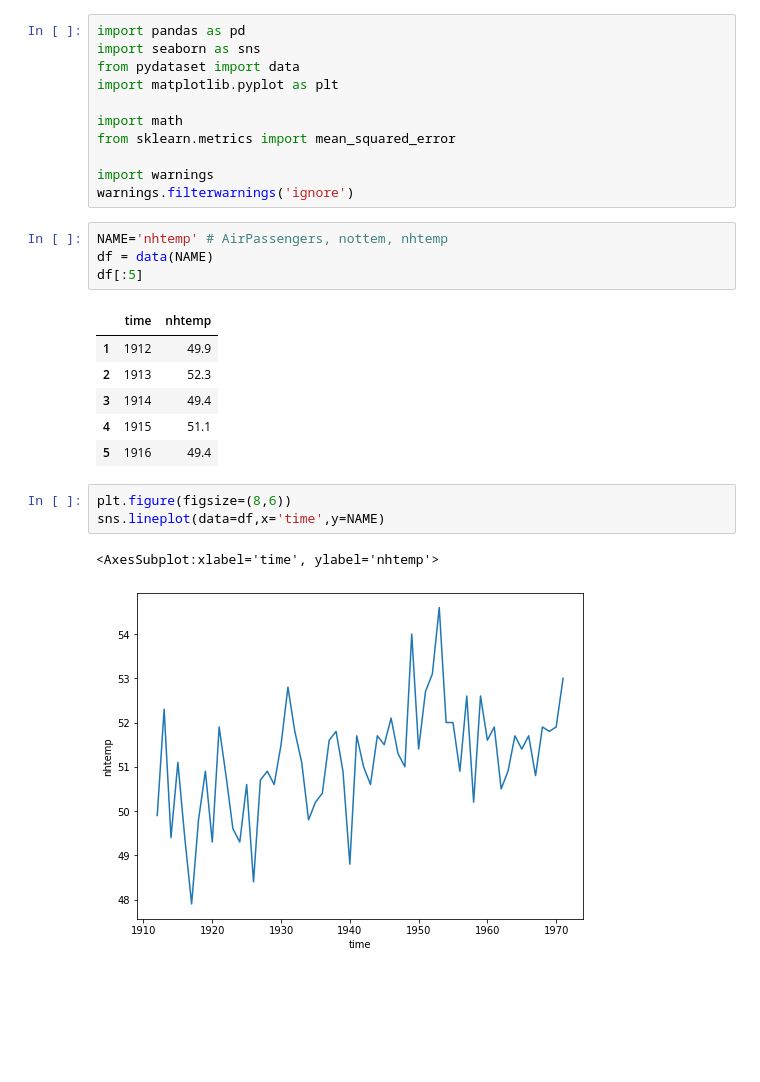
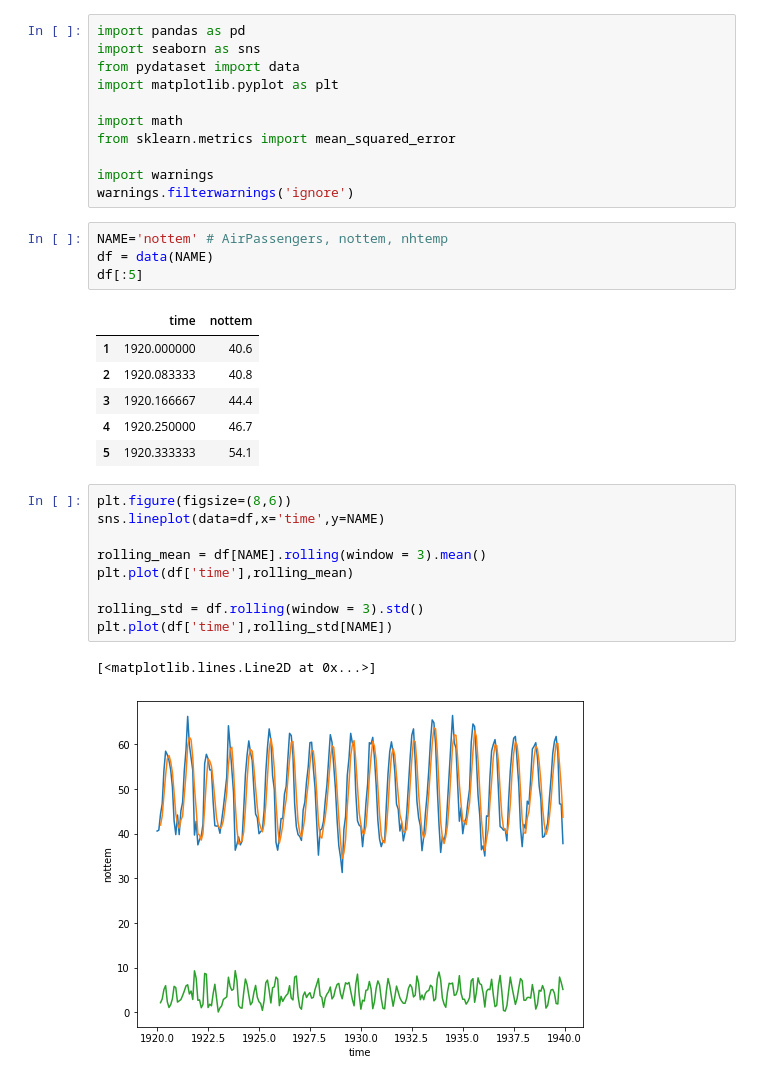
Before and after one commit to UBICO/more-iot, a Jupyter notebook: live-examples/time-series.ipynb, the cells around one changed output. Drawn from its saved outputs; the diff is of its cells as text; blank space fills up the shorter version.

```diff
--- a/live-examples/time-series.ipynb
+++ b/live-examples/time-series.ipynb
@@ -10,22 +10,28 @@ from sklearn.metrics import mean_squared_error
 import warnings
 warnings.filterwarnings('ignore')
 # %%
-NAME='nhtemp' # AirPassengers, nottem, nhtemp
+NAME='nottem' # AirPassengers, nottem, nhtemp
 df = data(NAME)
 df[:5]
 # %% [output]
-|  | time | nhtemp |
-| 1 | 1912 | 49.9 |
-| 2 | 1913 | 52.3 |
-| 3 | 1914 | 49.4 |
-| 4 | 1915 | 51.1 |
-| 5 | 1916 | 49.4 |
+|  | time | nottem |
+| 1 | 1920.000000 | 40.6 |
+| 2 | 1920.083333 | 40.8 |
+| 3 | 1920.166667 | 44.4 |
+| 4 | 1920.250000 | 46.7 |
+| 5 | 1920.333333 | 54.1 |
 # %%
 plt.figure(figsize=(8,6))
 sns.lineplot(data=df,x='time',y=NAME)
+
+rolling_mean = df[NAME].rolling(window = 3).mean()
+plt.plot(df['time'],rolling_mean)
+
+rolling_std = df.rolling(window = 3).std()
+plt.plot(df['time'],rolling_std[NAME])
 # %% [output]
-<AxesSubplot:xlabel='time', ylabel='nhtemp'>
+[<matplotlib.lines.Line2D at 0x...>]
-[figure, old version]
+[figure, new version]
 # %%
 plt.figure(figsize=(8,6))
 sns.lineplot(data=df,x='time',y=NAME)
```
Also changed, not shown: parts of 9 cells of this notebook.
